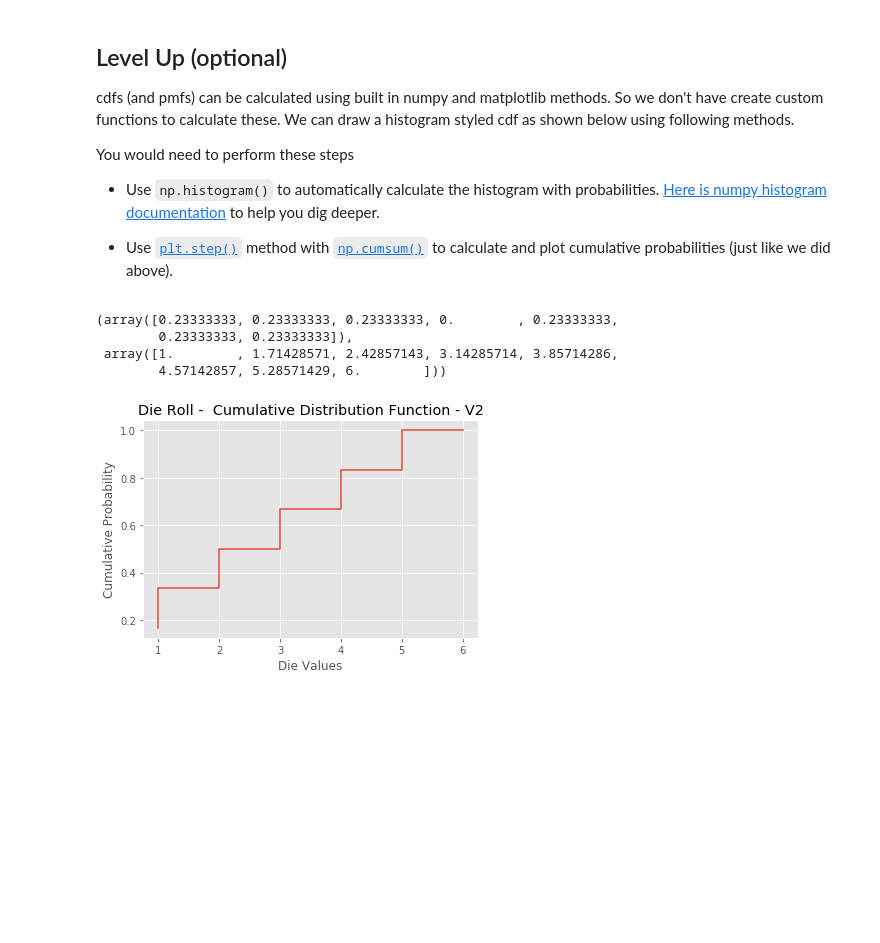
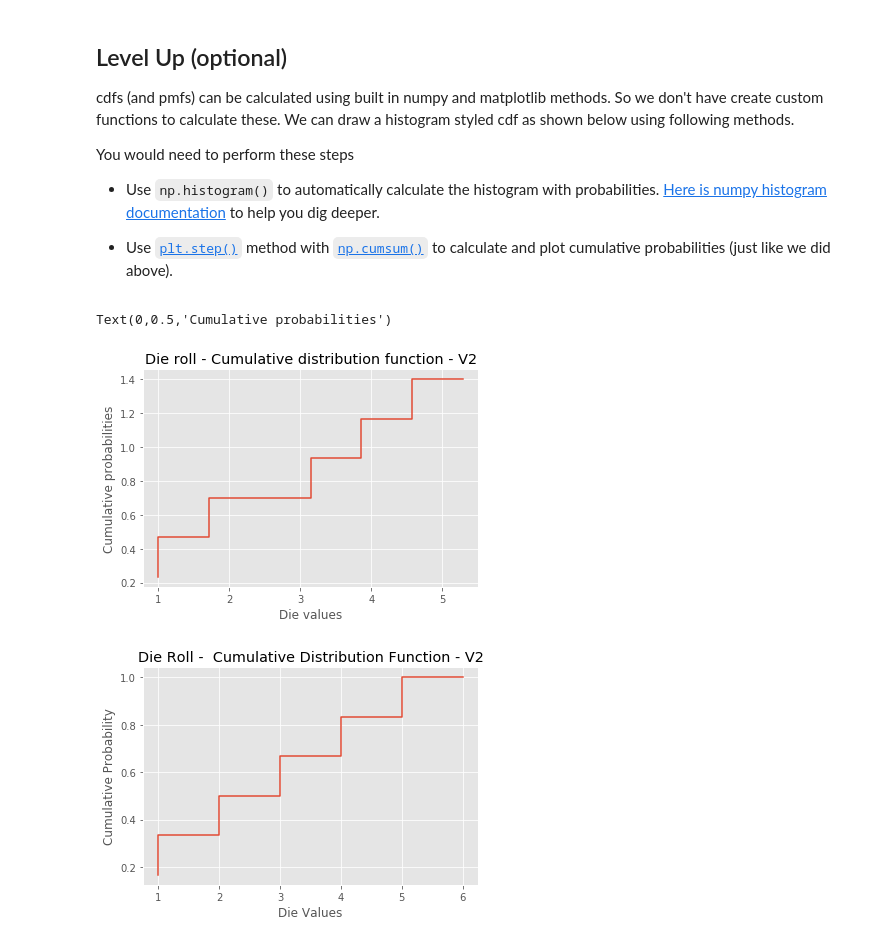
Before and after one commit to Rimab55/dsc-0-09-09-distributions-cdf-lab-nyc-ds-career-012819, a Jupyter notebook: index.ipynb, the cells around one changed output. Drawn from its saved outputs; the diff is of its cells as text; code cells hidden in the pictures; blank space fills up the shorter version.

```diff
--- a/index.ipynb
+++ b/index.ipynb
@@ -83,17 +83,19 @@ You would need to perform these steps
 # %%
 %matplotlib inline
 import warnings
 warnings.simplefilter(action='ignore', category=FutureWarning)
 
 
 import numpy as np
 data = np.histogram([1,2,3,4,5,6],bins = 7, density = True)
 data
+plt.step(data[1][:-1], np.cumsum(data[0]))
+plt.title('Die roll - Cumulative distribution function - V2')
+plt.xlabel('Die values')
+plt.ylabel('Cumulative probabilities')
 # %% [output]
-(array([0.23333333, 0.23333333, 0.23333333, 0.        , 0.23333333,
-        0.23333333, 0.23333333]),
- array([1.        , 1.71428571, 2.42857143, 3.14285714, 3.85714286,
-        4.57142857, 5.28571429, 6.        ]))
+Text(0,0.5,'Cumulative probabilities')
+[figure, added]
 # %%
 # %% [output]
 [figure]
```
